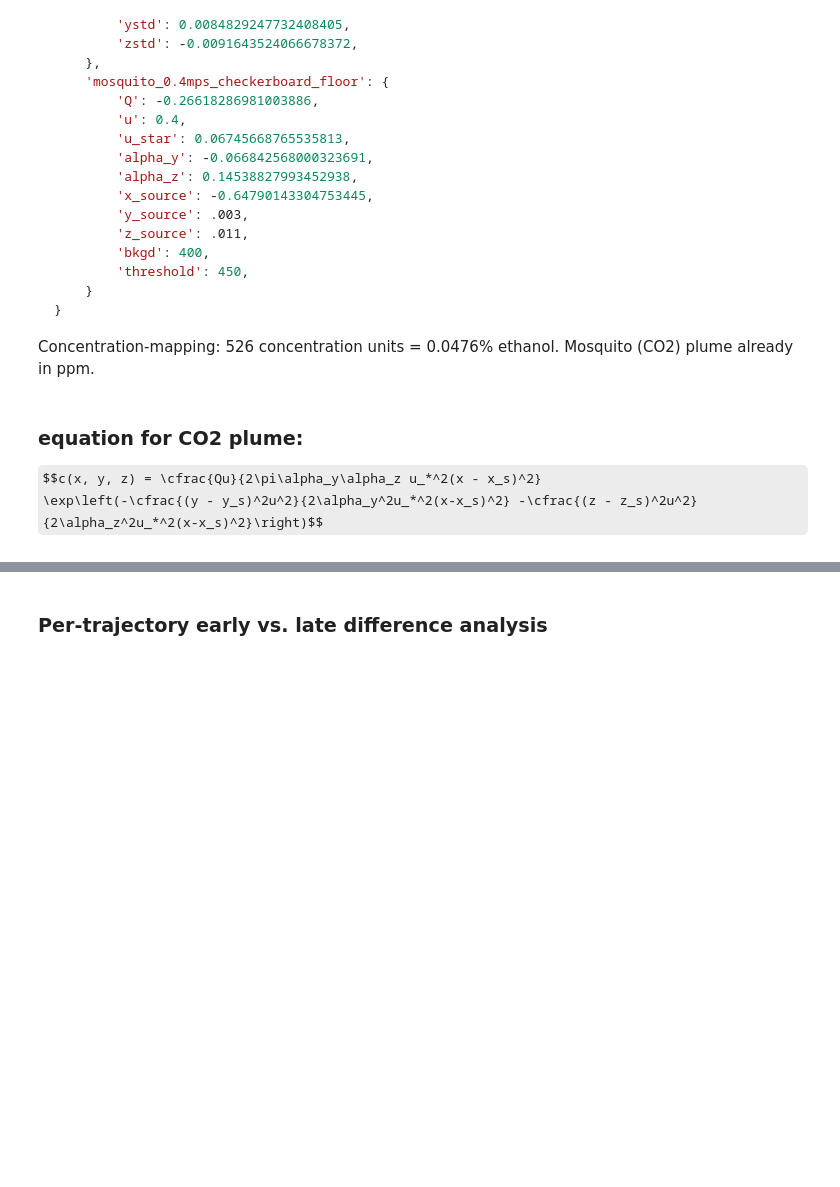
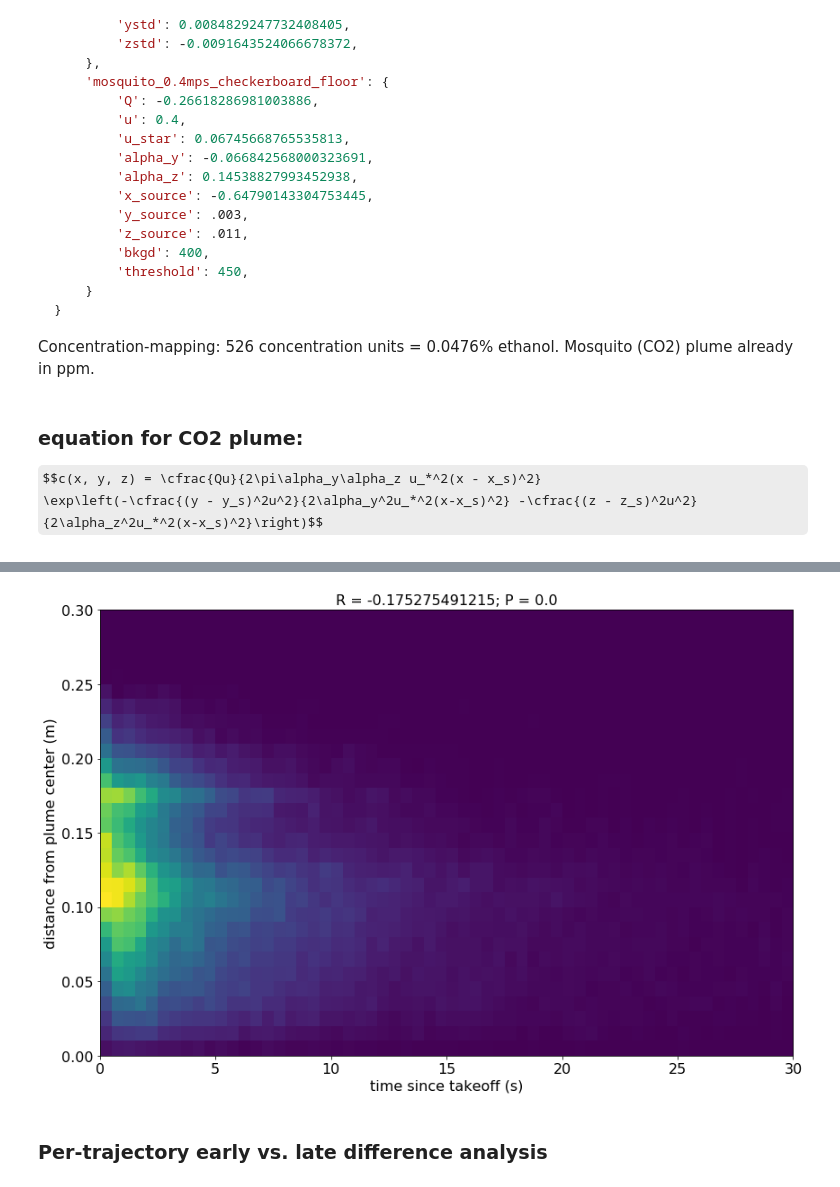
Before and after one commit to rkp8000/wind_tunnel, a Jupyter notebook: _extra_figures.ipynb, the cells around one changed output, grey strips where cells are left out. Drawn from its saved outputs; the diff is of its cells as text; code cells hidden in the pictures; some formulas as TeX source; blank space fills up the shorter version.

```diff
--- a/_extra_figures.ipynb
+++ b/_extra_figures.ipynb
@@ -51,3 +53,82 @@ $$c(x, y, z) = \cfrac{Qu}{2\pi\alpha_y\alpha_z u_*^2(x - x_s)^2}
+# %%
+%matplotlib inline
+from __future__ import division, print_function
+import matplotlib.pyplot as plt
+import numpy as np
+from scipy import stats
+
+from db_api import models as d_models
+from db_api.connect import session
+from plot import set_font_size
+
+
+def dist_to_plume_center(y, z, y_0, z_0):
+    """Return the distance to the plume center over time."""
+
+    return np.sqrt((y - y_0)**2 + (z - z_0)**2)
+
+
+CENTERS = {
+    'fruitfly_0.3mps_checkerboard_floor': (-0.0169, -0.0244),
+    'fruitfly_0.4mps_checkerboard_floor': (0.0104, 0.0211),
+    'fruitfly_0.6mps_checkerboard_floor': (0.0046, 0.0514),
+    'mosquito_0.4mps_checkerboard_floor': (0.003, 0.011),
+}
+DT = 0.01
+EXPT = 'fruitfly_0.3mps_checkerboard_floor'
+N_TRAJ = 2000
+
+trajs = session.query(d_models.Trajectory).filter_by(
+    experiment_id=EXPT, odor_state='on', clean=True).limit(N_TRAJ).all()
+
+ds = []
+ts = []
+
+# loop over trajectories
+for traj in trajs:
+    positions = traj.positions(session)
+
+    y = positions[:, 1]
+    z = positions[:, 2]
+
+    y_0 = CENTERS[EXPT][0]
+    z_0 = CENTERS[EXPT][1]
+
+    # get distances to plume center for each time point
+    ds_ = dist_to_plume_center(y, z, y_0, z_0)
+
+    # get corresponding times from take off
+    ts_ = np.arange(0, len(ds_)) * DT
+
+    # store distances and corresponding times
+    ds.append(ds_)
+    ts.append(ts_)
+
+ds = np.concatenate(ds)
+ts = np.concatenate(ts)
+
+mask = ts >= 0
+
+ds = ds[mask]
+ts = ts[mask]
+
+r, p = stats.pearsonr(ts, ds)
+
+# make heatmap
+bins_t = np.linspace(0, 30, 61)
+bins_d = np.linspace(0, 0.3, 31)
+
+fig, ax = plt.subplots(1, 1, figsize=(12, 8), tight_layout=True)
+
+ax.hist2d(ts, ds, [bins_t, bins_d])
+
+ax.set_xlabel('time since takeoff (s)')
+ax.set_ylabel('distance from plume center (m)')
+ax.set_title('R = {}; P = {}'.format(r, p))
+
+set_font_size(ax, 16)
+# %% [output]
+[figure, added]
 # %% [markdown]
 ### Per-trajectory early vs. late difference analysis
 # %%
```
Also changed, not shown: parts of 1 cell of this notebook, 4 other files.
